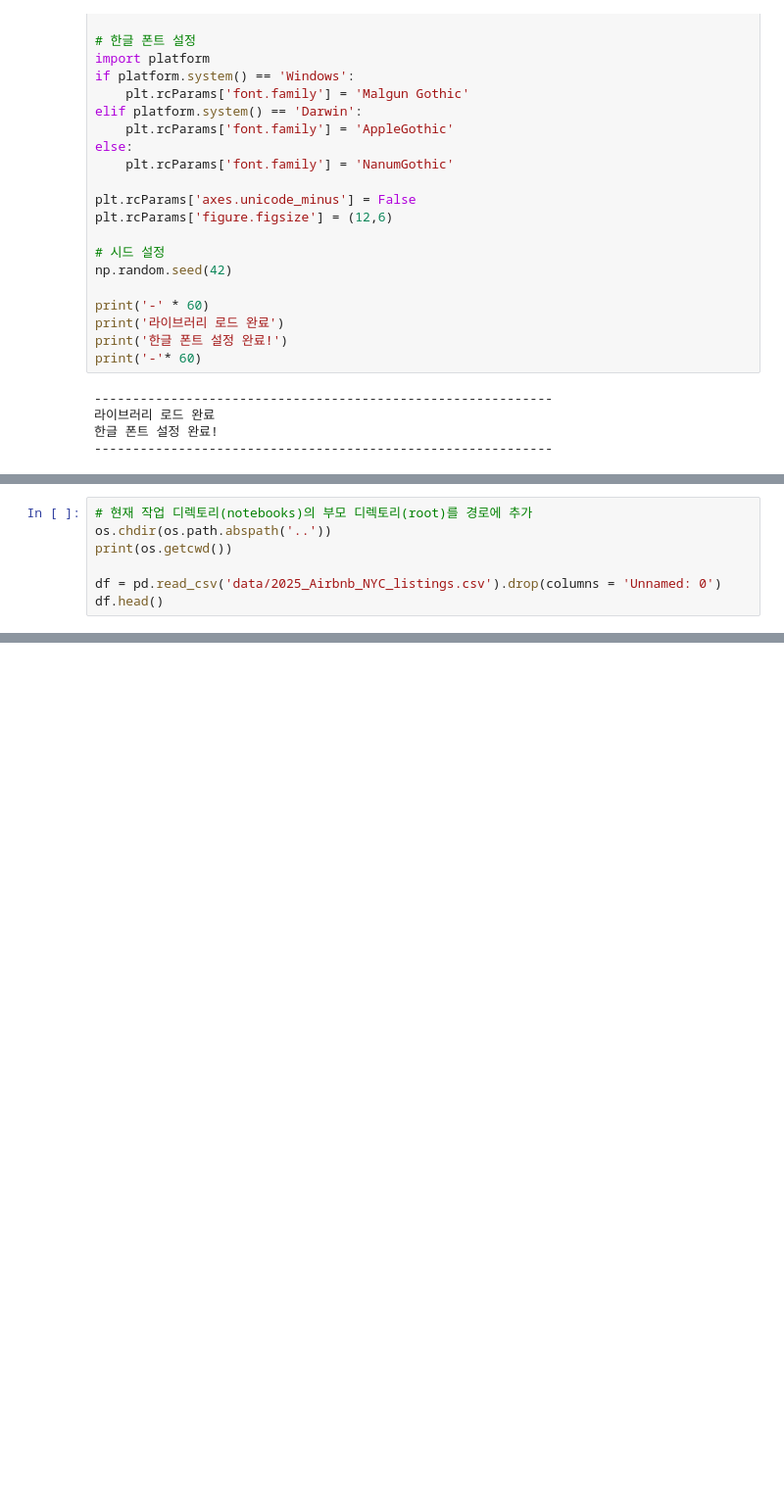
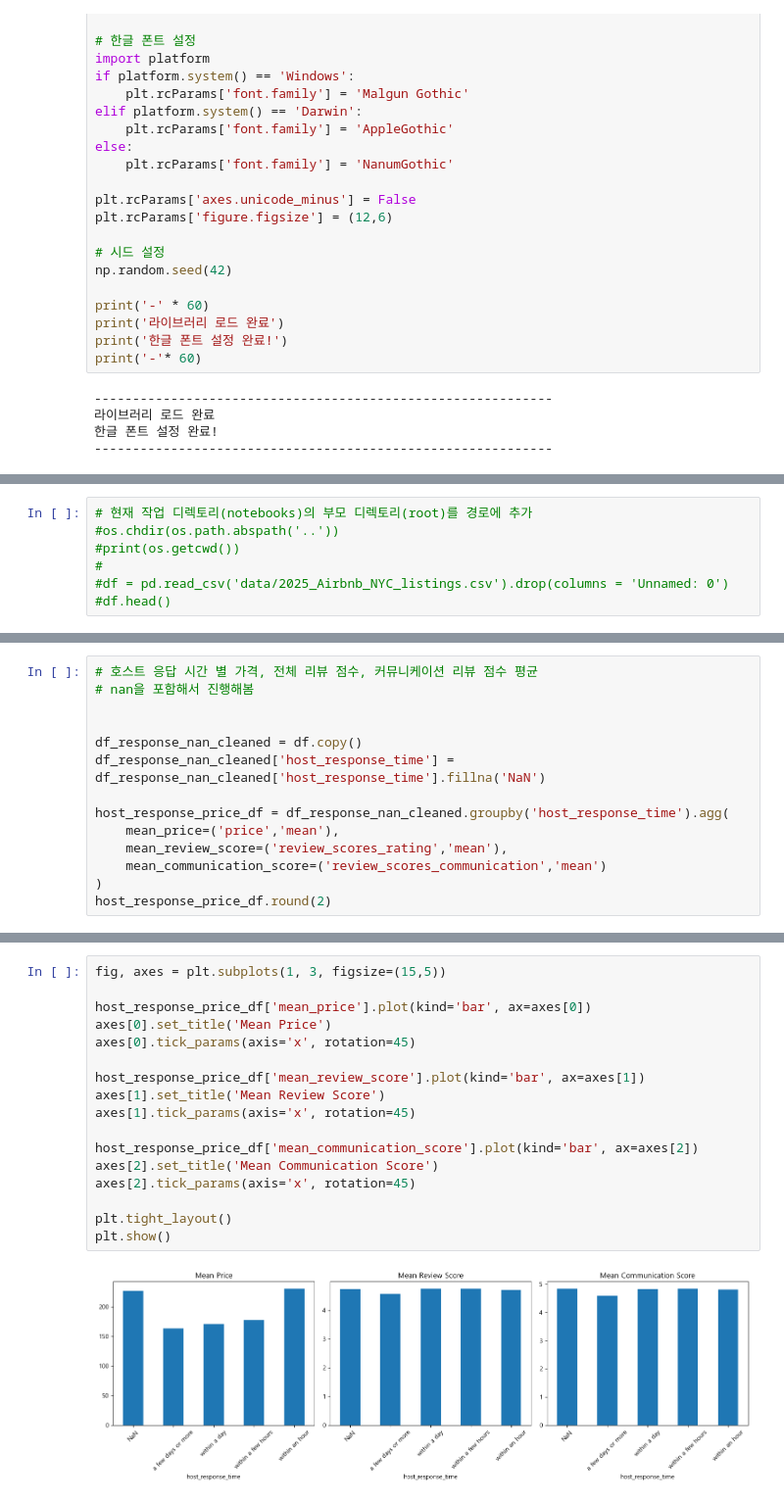
Before and after one commit to sybeom528/airbnb_price_prediction, a Jupyter notebook: notebooks/lch.ipynb, the cells around one changed output, grey strips where cells are left out. Shown at 98% size. Cells and saved outputs as stored; diff of their text form; blank space fills up the shorter version.

```diff
--- a/notebooks/lch.ipynb
+++ b/notebooks/lch.ipynb
@@ -45,10 +59,10 @@ print('-'* 60)
 # %%
 # 현재 작업 디렉토리(notebooks)의 부모 디렉토리(root)를 경로에 추가
-os.chdir(os.path.abspath('..'))
-print(os.getcwd())
-
-df = pd.read_csv('data/2025_Airbnb_NYC_listings.csv').drop(columns = 'Unnamed: 0')
-df.head()
+#os.chdir(os.path.abspath('..'))
+#print(os.getcwd())
+#
+#df = pd.read_csv('data/2025_Airbnb_NYC_listings.csv').drop(columns = 'Unnamed: 0')
+#df.head()
 # %% [output]
 c:\Users\chanhyeok\Desktop\lucky7\airbnb_price_prediction
 |  | id | source | name | description | neighborhood_overview | host_id | host_name | host_since | ... |
@@ -59,0 +98,14 @@ c:\Users\chanhyeok\Desktop\lucky7\airbnb_price_prediction
+# %%
+# 호스트 응답 시간 별 가격, 전체 리뷰 점수, 커뮤니케이션 리뷰 점수 평균
+# nan을 포함해서 진행해봄
+
+
+df_response_nan_cleaned = df.copy()
+df_response_nan_cleaned['host_response_time'] = df_response_nan_cleaned['host_response_time'].fillna('NaN')
+
+host_response_price_df = df_response_nan_cleaned.groupby('host_response_time').agg(
+    mean_price=('price','mean'),
+    mean_review_score=('review_scores_rating','mean'),
+    mean_communication_score=('review_scores_communication','mean')
+)
+host_response_price_df.round(2)
@@ -60 +120,20 @@ c:\Users\chanhyeok\Desktop\lucky7\airbnb_price_prediction
+# %%
+fig, axes = plt.subplots(1, 3, figsize=(15,5))
+
+host_response_price_df['mean_price'].plot(kind='bar', ax=axes[0])
+axes[0].set_title('Mean Price')
+axes[0].tick_params(axis='x', rotation=45)
+
+host_response_price_df['mean_review_score'].plot(kind='bar', ax=axes[1])
+axes[1].set_title('Mean Review Score')
+axes[1].tick_params(axis='x', rotation=45)
+
+host_response_price_df['mean_communication_score'].plot(kind='bar', ax=axes[2])
+axes[2].set_title('Mean Communication Score')
+axes[2].tick_params(axis='x', rotation=45)
+
+plt.tight_layout()
+plt.show()
+# %% [output]
+[figure, added]
 # %%
```
Also changed, not shown: parts of 20 cells of this notebook, 3 other files.
